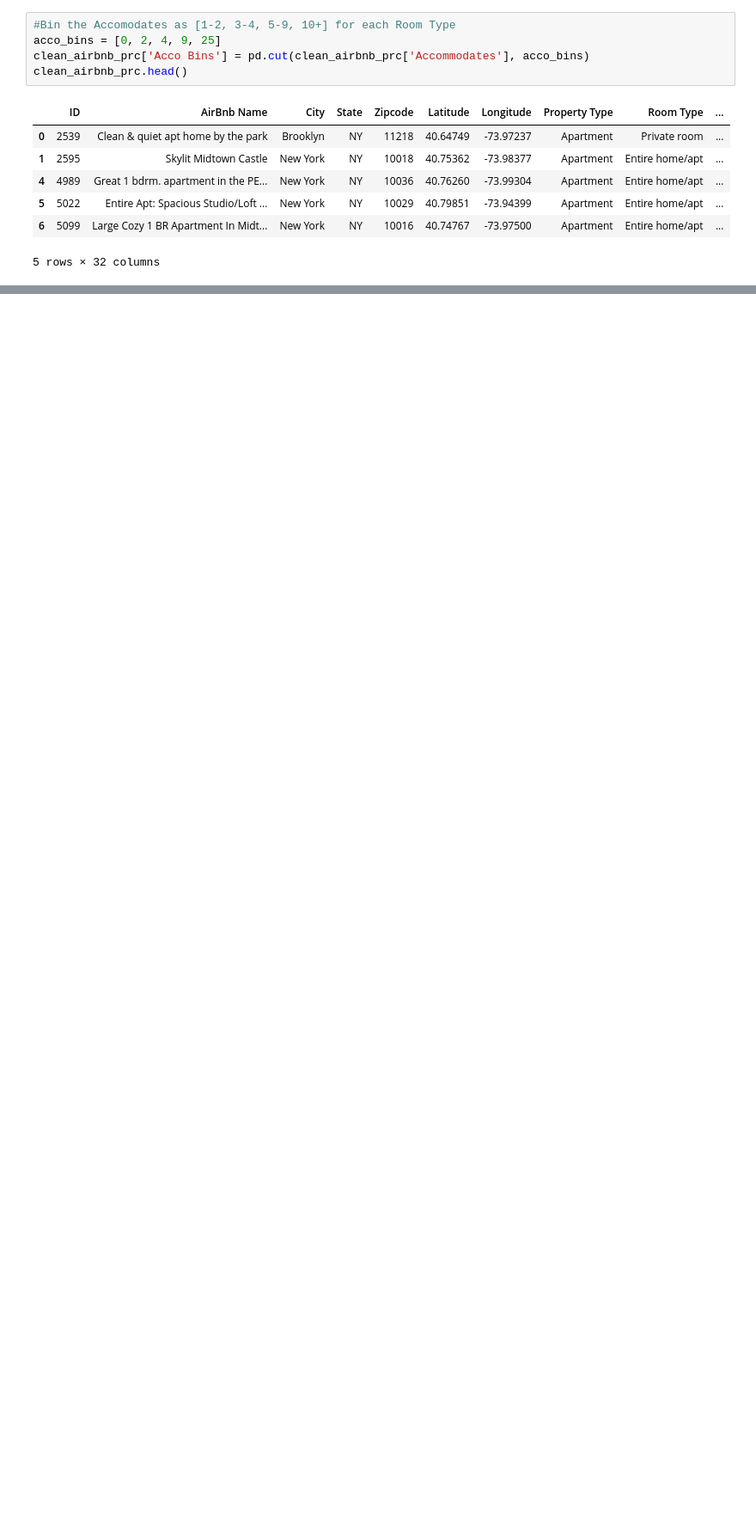
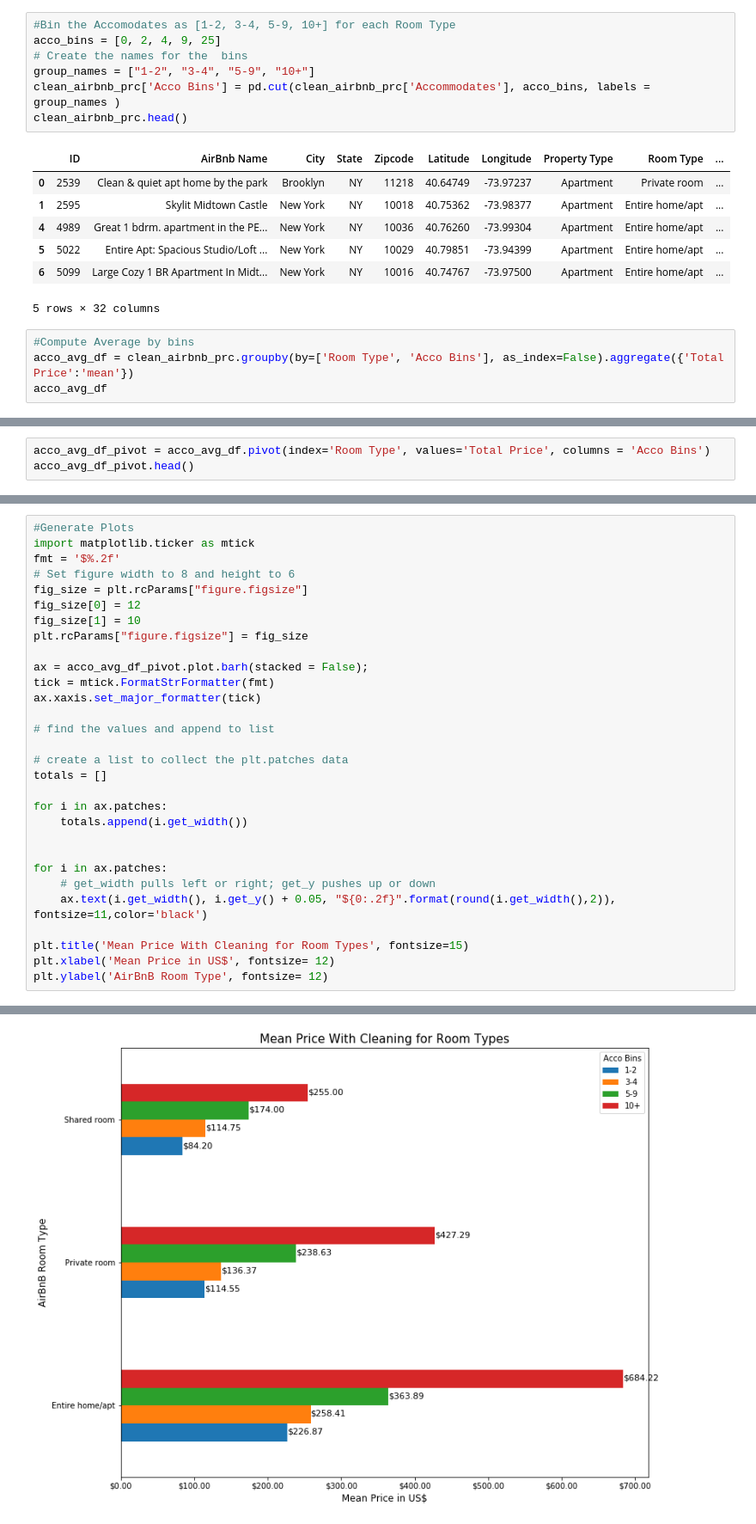
Before and after one commit to EstellaYu/Data_Visualization_Airbnb_Hotel, a Jupyter notebook: Notebooks/Data_Cleaning.ipynb, the cells around one changed output, grey strips where cells are left out. Shown: that part at 86% size. Saved outputs shown, nothing was run; the diff lists cells and outputs as text; blank space fills up the shorter version.

Commit message:
Murali - With Charts

```diff
--- a/Notebooks/Data_Cleaning.ipynb
+++ b/Notebooks/Data_Cleaning.ipynb
@@ -391,7 +391,9 @@ clean_airbnb_prc.to_csv("../Resources/Airbnb/Current_Listing/clean_airbnb_prc.cs
 # %%
 #Bin the Accomodates as [1-2, 3-4, 5-9, 10+] for each Room Type
 acco_bins = [0, 2, 4, 9, 25]
-clean_airbnb_prc['Acco Bins'] = pd.cut(clean_airbnb_prc['Accommodates'], acco_bins)
+# Create the names for the  bins
+group_names = ["1-2", "3-4", "5-9", "10+"]
+clean_airbnb_prc['Acco Bins'] = pd.cut(clean_airbnb_prc['Accommodates'], acco_bins, labels = group_names )
 clean_airbnb_prc.head()
 # %% [output]
 |  | ID | AirBnb Name | City | State | Zipcode | Latitude | Longitude | Property Type | Room Type | ... |
@@ -401,3 +403,7 @@ clean_airbnb_prc.head()
 | 5 | 5022 | Entire Apt: Spacious Studio/Loft ... | New York | NY | 10029 | 40.79851 | -73.94399 | Apartment | Entire home/apt | ... |
 | 6 | 5099 | Large Cozy 1 BR Apartment In Midt... | New York | NY | 10016 | 40.74767 | -73.97500 | Apartment | Entire home/apt | ... |
 5 rows × 32 columns
+# %%
+#Compute Average by bins
+acco_avg_df = clean_airbnb_prc.groupby(by=['Room Type', 'Acco Bins'], as_index=False).aggregate({'Total Price':'mean'})
+acco_avg_df
@@ -403,0 +424,3 @@ clean_airbnb_prc.head()
+# %%
+acco_avg_df_pivot = acco_avg_df.pivot(index='Room Type', values='Total Price', columns = 'Acco Bins')
+acco_avg_df_pivot.head()
@@ -403,0 +433,31 @@ clean_airbnb_prc.head()
+# %%
+#Generate Plots
+import matplotlib.ticker as mtick
+fmt = '$%.2f'
+# Set figure width to 8 and height to 6
+fig_size = plt.rcParams["figure.figsize"]
+fig_size[0] = 12
+fig_size[1] = 10
+plt.rcParams["figure.figsize"] = fig_size
+
+ax = acco_avg_df_pivot.plot.barh(stacked = False);
+tick = mtick.FormatStrFormatter(fmt)
+ax.xaxis.set_major_formatter(tick)
+
+# find the values and append to list
+
+# create a list to collect the plt.patches data
+totals = []
+
+for i in ax.patches:
+    totals.append(i.get_width())
+
+
+for i in ax.patches:
+    # get_width pulls left or right; get_y pushes up or down
+    ax.text(i.get_width(), i.get_y() + 0.05, "${0:.2f}".format(round(i.get_width(),2)),  fontsize=11,color='black')
+
+plt.title('Mean Price With Cleaning for Room Types', fontsize=15)
+plt.xlabel('Mean Price in US$', fontsize= 12)
+plt.ylabel('AirBnB Room Type', fontsize= 12)
+# %% [output]
@@ -403,0 +465 @@ clean_airbnb_prc.head()
+[figure, added]
```
Also changed, not shown: parts of 8 cells of this notebook.
